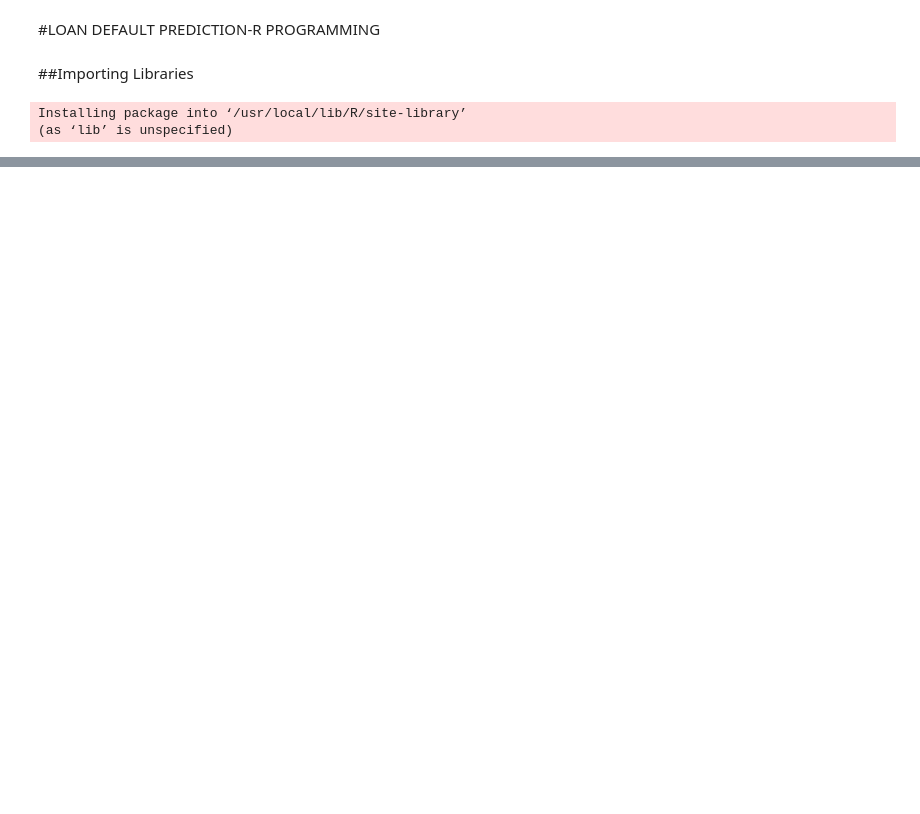
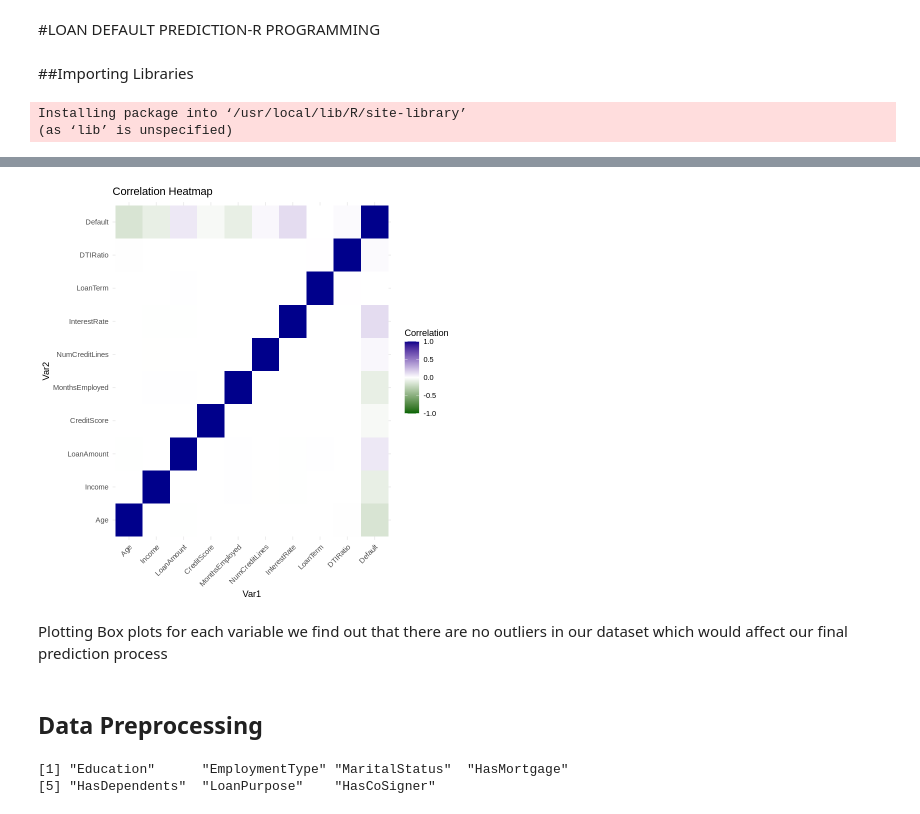
Before and after one commit to SaahilShaikh17/LoanDefaultPrediction, a Jupyter notebook: LoanDefaultPrediction.ipynb, the cells around one changed output, grey strips where cells are left out. Drawn from its saved outputs; the diff is of its cells as text; code cells hidden in the pictures; blank space fills up the shorter version.

```diff
--- a/LoanDefaultPrediction.ipynb
+++ b/LoanDefaultPrediction.ipynb
@@ -31,0 +77,2 @@ A data.frame: 0 × 119
+# %%
+df<- subset(df, select=-LoanID)
@@ -31,0 +196,9 @@ A data.frame: 0 × 119
+# %%
+# Identify numeric columns in the dataframe
+numeric_columns <- sapply(df, is.numeric)
+
+# Calculate the correlation matrix for numeric columns only
+correlation_matrix <- cor(df[, numeric_columns])
+
+# Print the correlation matrix
+print(correlation_matrix)
@@ -31,0 +223,21 @@ A data.frame: 0 × 119
+# %%
+melted_cormat <- melt(correlation_matrix)
+ggplot(data = melted_cormat, aes(x = Var1, y = Var2, fill = value)) +
+  geom_tile() +
+  scale_fill_gradient2(low = "Dark green", high = "Dark Blue", midpoint = 0, limits = c(-1, 1)) +
+  theme_minimal() +
+  theme(axis.text.x = element_text(angle = 45, hjust = 1)) +
+  labs(title = "Correlation Heatmap", fill = "Correlation") +
+  theme(legend.position = "right")
+# %% [output]
+[figure, added]
+# %% [markdown]
+Plotting Box plots for each variable we find out that there are no outliers in our dataset which would affect our final prediction process
+# %% [markdown]
+## Data Preprocessing
+# %%
+categorical_cols <- names(df)[sapply(df, is.character)]
+categorical_cols
+# %% [output]
+[1] "Education"      "EmploymentType" "MaritalStatus"  "HasMortgage"
+[5] "HasDependents"  "LoanPurpose"    "HasCoSigner"
```
Also changed, not shown: parts of 47 cells of this notebook.
